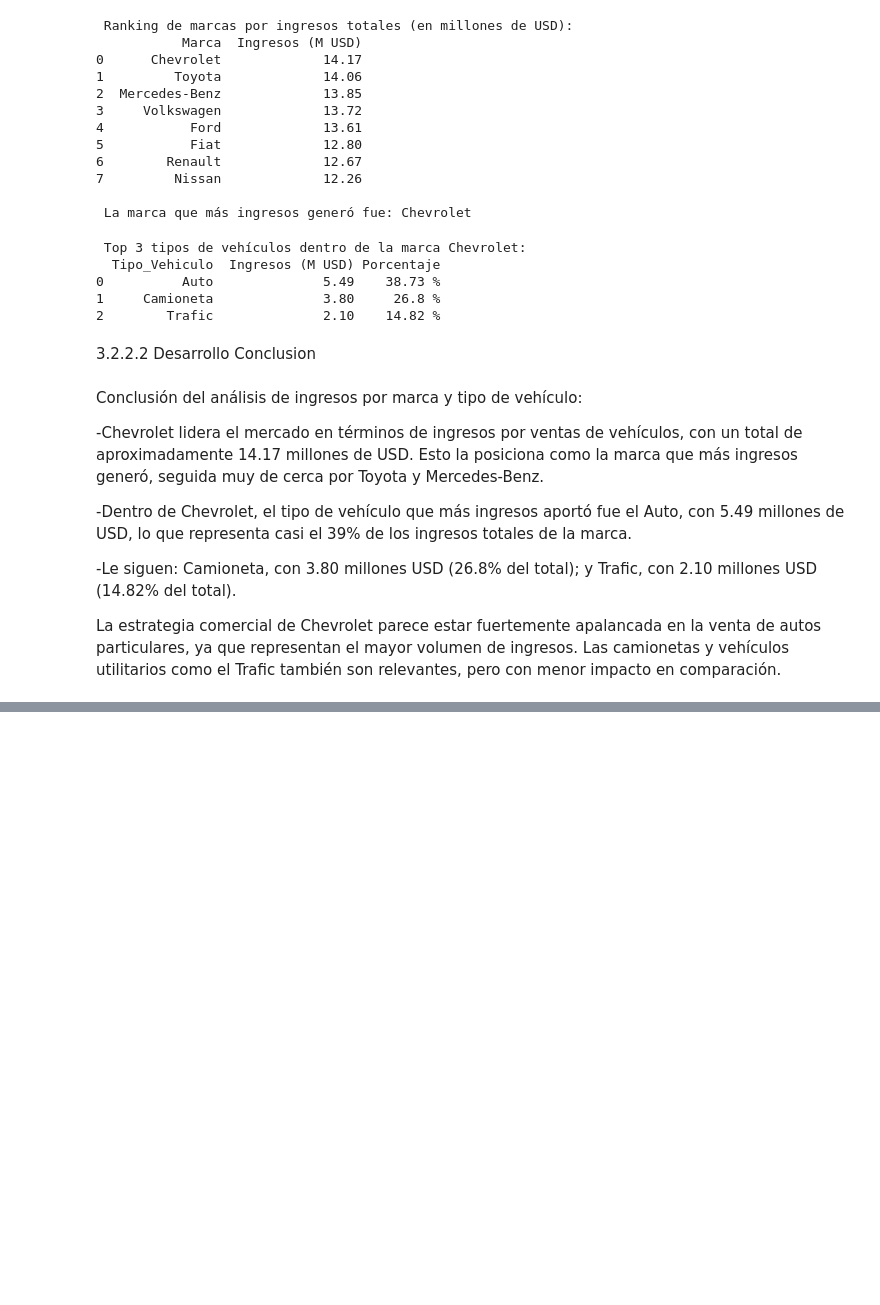
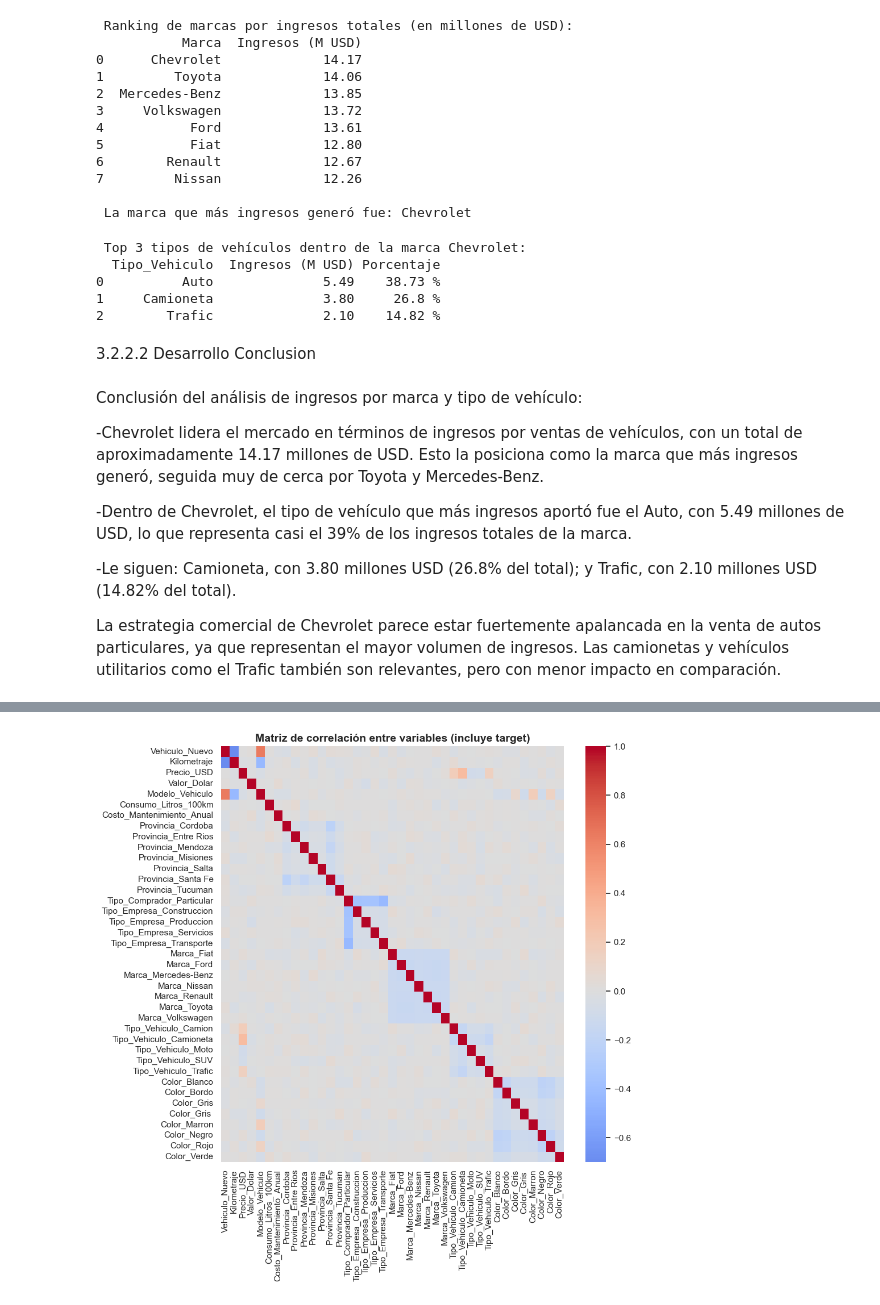
Before and after one commit to IgnacioMilanesio/Proyecto_VentaVehiculos_Milanesio, a Jupyter notebook: ProyectoVentaVehiculos+Milanesio.ipynb, the cells around one changed output, grey strips where cells are left out. Cells and saved outputs as stored; diff of their text form; code cells hidden in the pictures; blank space fills up the shorter version.

Commit message:
Entrega Final

```diff
--- a/ProyectoVentaVehiculos+Milanesio.ipynb
+++ b/ProyectoVentaVehiculos+Milanesio.ipynb
@@ -506,0 +620,100 @@ La estrategia comercial de Chevrolet parece estar fuertemente apalancada en la v
+# %%
+import pandas as pd
+import numpy as np
+import matplotlib.pyplot as plt
+from sklearn.preprocessing import KBinsDiscretizer
+from sklearn.feature_selection import SelectKBest, chi2
+import seaborn as sns
+import matplotlib.pyplot as plt
+
+#  Cargar CSV y convertir decimales con coma a punto
+df = pd.read_csv('ProyectoVentaVehiculos+Milanesio.csv', delimiter=';')
+
+decimal_cols = [
+    'Precio_USD', 'Valor_Dolar',
+    'Consumo_Litros_100km', 'Costo_Mantenimiento_Anual'
+]
+
+for col in decimal_cols:
+    df[col] = (
+        df[col]
+        .str.replace('.', '', regex=False)
+        .str.replace(',', '.', regex=False)
+        .astype(float)
+    )
+
+# Limpieza mínima y mapeo del target
+df = df.drop(columns=['ID_Venta', 'Fecha_Venta'])
+df['Vehiculo_Nuevo'] = df['Vehiculo_Nuevo'].str.upper().map({'SI': 1, 'NO': 0})
+
+# Eliminar filas sin target
+df = df.dropna(subset=['Vehiculo_Nuevo'])
+
+#  categóricas
+df_dummies = pd.get_dummies(df, drop_first=True)
+X = df_dummies.drop(columns='Vehiculo_Nuevo')
+y = df_dummies['Vehiculo_Nuevo']
+
+
+
+# Correlación entre variables numéricas grafico 1
+correlation_matrix = df_dummies.corr()
+
+plt.figure(figsize=(10, 10))
+sns.heatmap(correlation_matrix, annot=False, cmap='coolwarm', center=0)
+plt.title("Matriz de correlación entre variables (incluye target)", fontsize=14, fontweight='bold')
+plt.tight_layout()
+plt.show()
+
+
+
+# Discretizar todas las numéricas con KBinsDiscretizer
+num_cols = X.select_dtypes(include=[np.number]).columns
+
+kbd = KBinsDiscretizer(n_bins=10, encode='ordinal', strategy='quantile')
+X_binned = kbd.fit_transform(X[num_cols])
+
+X_binned = pd.DataFrame(X_binned, columns=num_cols, index=X.index).astype(int)
+
+# Reunir dummies + variables binned
+X_final = pd.concat([X_binned, X.drop(columns=num_cols)], axis=1)
+
+# Quitar columnas que sigan siendo constantes
+X_final = X_final.loc[:, X_final.nunique() > 1]
+
+# SelectKBest con Chi-cuadrado
+k_best = min(10, X_final.shape[1])
+selector = SelectKBest(chi2, k=k_best)
+selector.fit(X_final, y)
+
+scores = (
+    pd.DataFrame({'Feature': X_final.columns,
+                  'Chi2_Score': selector.scores_})
+    .sort_values(by='Chi2_Score', ascending=False)
+)
+
+top10 = scores.head(10)
+print("Top 10 variables seleccionadas por Chi2:")
+print(top10)
+
+# Gráfico 2
+plt.figure(figsize=(10, 6))
+plt.barh(top10['Feature'][::-1], top10['Chi2_Score'][::-1], color='blue')
+plt.xlabel('Chi2 Score')
+plt.title('Top 10 variables más relevantes según Chi2', fontsize=14, fontweight='bold')
+plt.show()
+
+
+
+
+# Grafico 3
+sns.set(style="whitegrid")
+plt.figure(figsize=(6, 4))
+ax = sns.countplot(data=df, x='Vehiculo_Nuevo', color='blue')
+plt.title("Distribución de Vehículos Nuevos vs Usados", fontsize=14, fontweight='bold')
+plt.xlabel("Tipo de Vehículo", fontsize=12)
+plt.ylabel("Cantidad", fontsize=12)
+plt.xticks([0, 1], ["Usado", "Nuevo"], fontsize=11)
+plt.show()
+# %% [output]
+[figure, added]
```
Also changed, not shown: parts of 25 cells of this notebook, 3 other files.
